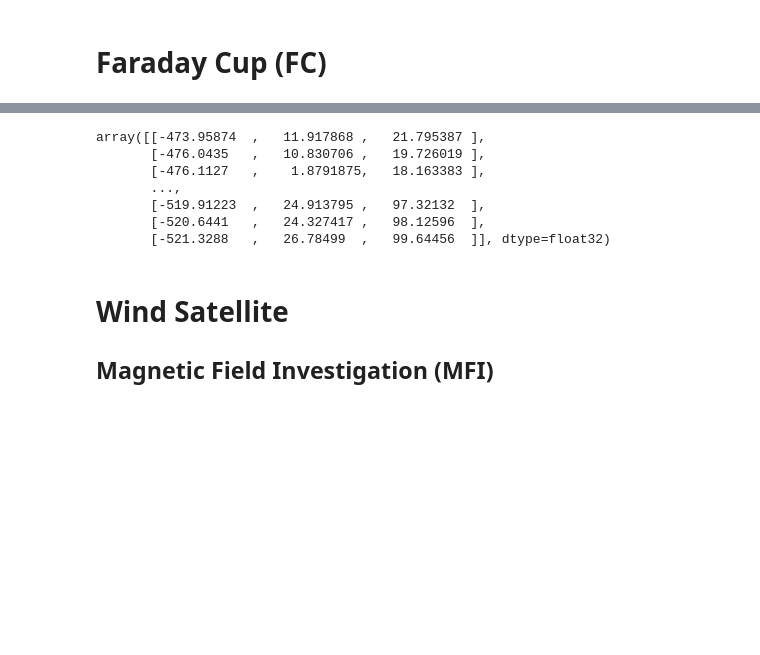
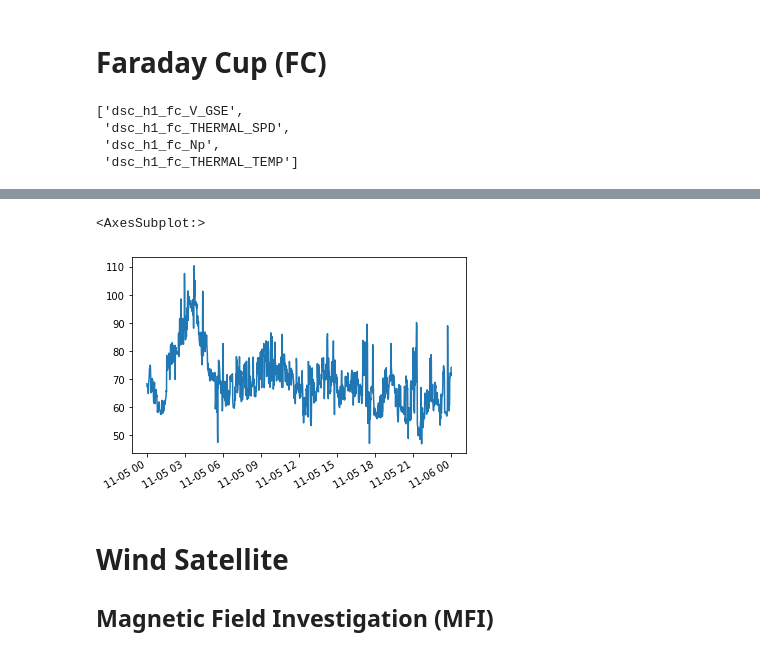
Before and after one commit to zemarchezi/NASASpaceApps, a Jupyter notebook: Read_CDF_Files.ipynb, the cells around one changed output, grey strips where cells are left out. Drawn from its saved outputs; the diff is of its cells as text; code cells hidden in the pictures; blank space fills up the shorter version.

```diff
--- a/Read_CDF_Files.ipynb
+++ b/Read_CDF_Files.ipynb
@@ -113,6 +147,13 @@ dataframe_gse.head()
 # %%
 pytplot.del_data()
 fc_vars = pyspedas.dscovr.fc(trange=['2018-11-5', '2018-11-6'])
+# %%
+fc_vars
+# %% [output]
+['dsc_h1_fc_V_GSE',
+ 'dsc_h1_fc_THERMAL_SPD',
+ 'dsc_h1_fc_Np',
+ 'dsc_h1_fc_THERMAL_TEMP']
 # %%
 quants_Vgse = pytplot.data_quants['dsc_h1_fc_V_GSE']
 quants_thermalSpeed = pytplot.data_quants['dsc_h1_fc_THERMAL_SPD']
@@ -137,16 +178,11 @@ dataframe_fc.head()
 | 2018-11-05 00:02:01+00:00 | -476.112701 | 1.879187 | 18.163383 | 67.262222 | 7.682232 | ... |
 | 2018-11-05 00:02:59+00:00 | -476.207031 | 9.003065 | 22.759775 | 67.437187 | 7.538317 | ... |
 | 2018-11-05 00:04:00+00:00 | -474.836334 | 12.154074 | 26.012655 | 67.979271 | 7.299348 | ... |
-# %%
-quants_Vgse.values
-# %% [output]
-array([[-473.95874  ,   11.917868 ,   21.795387 ],
-       [-476.0435   ,   10.830706 ,   19.726019 ],
-       [-476.1127   ,    1.8791875,   18.163383 ],
-       ...,
-       [-519.91223  ,   24.913795 ,   97.32132  ],
-       [-520.6441   ,   24.327417 ,   98.12596  ],
-       [-521.3288   ,   26.78499  ,   99.64456  ]], dtype=float32)
+# %%
+dataframe_fc["dsc_h1_fc_THERMAL_SPD"].plot()
+# %% [output]
+<AxesSubplot:>
+[figure, added]
 # %% [markdown]
 # Wind Satellite
 ## Magnetic Field Investigation (MFI)
```
Also changed, not shown: parts of 14 cells of this notebook.
